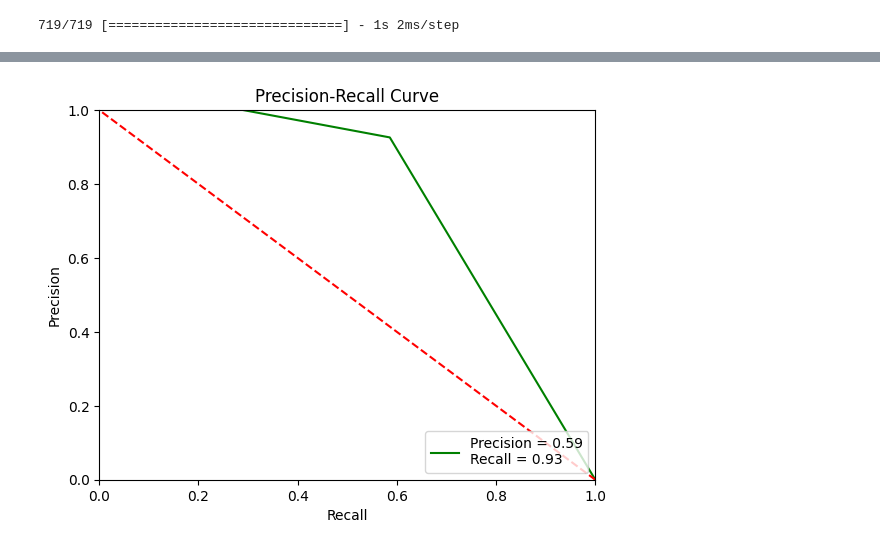
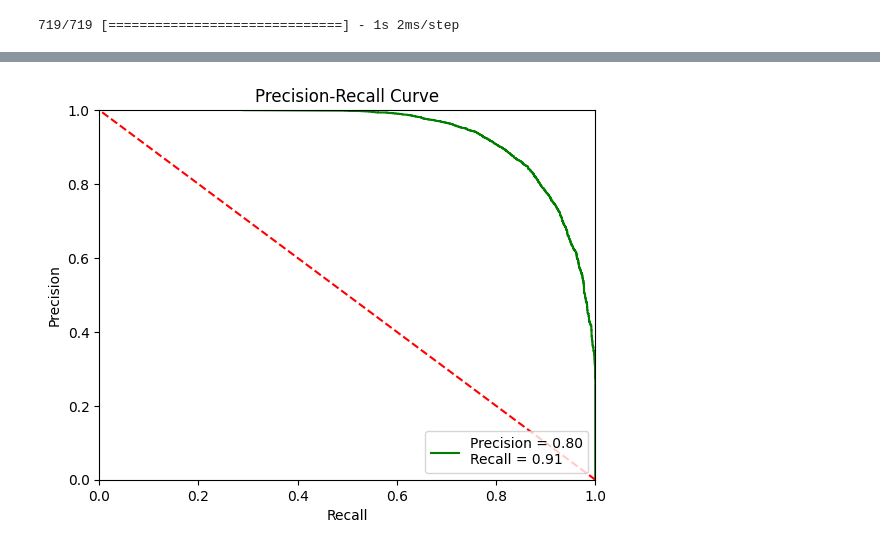
Before and after one commit to tintenderete/TFM, a Jupyter notebook: prueba_red_neuronal_fija_categorico.ipynb, the cells around one changed output, grey strips where cells are left out. Saved outputs shown, nothing was run; the diff lists cells and outputs as text; code cells hidden in the pictures.

Commit message:
update download data files

```diff
--- a/prueba_red_neuronal_fija_categorico.ipynb
+++ b/prueba_red_neuronal_fija_categorico.ipynb
@@ -357,16 +528,2 @@ dataset_2
 # %%
 dataset_2.sort_values('date', inplace=True)
-# %%
-for c in range(0, returns.shape[1] - 2):
-
-    period_data = returns.iloc[:,[c,-2,-1]].dropna()
-    returns_act = period_data.iloc[:,0]
-    returns_risk_free_rate = period_data.iloc[:,-1]
-    returns_benchmark = period_data.iloc[:,-2]
-
-    for i in range(period_data.shape[0] - DIAS):
-        previous_period_act = returns_act[i:DIAS+i]
-        days_in_index = DIAS + i
-        date = previous_period_act.index[-1]
-        dataset_2.loc[(dataset_2['date']==date) & (dataset_2['ticker']==c)]['days_in_index'] = days_in_index
-    print(dataset_2.loc[(dataset_2['date']==date) & (dataset_2['ticker']==c)]['days_in_index'])
@@ -444,0 +631,18 @@ _________________________________________________________________
+# %%
+input = Input(shape=(X_train_scaled.shape[1],))
+
+layer_1 = Dense(12, activation='relu', kernel_regularizer=L2(0.0001))(input)
+dropout_1 = Dropout(0.1)(layer_1)
+layer_2 = Dense(6, activation='relu', kernel_regularizer=L2(0.0001))(dropout_1)
+dropout_2 = Dropout(0.1)(layer_2)
+layer_3 = Dense(3, activation='relu', kernel_regularizer=L2(0.0001))(dropout_2)
+dropout_3 = Dropout(0.1)(layer_3)
+flatten = Flatten()(dropout_3)
+
+output = Dense(1, activation='sigmoid')(flatten)
+
+model = Model(inputs=input, outputs=output)
+
+model.summary()
+
+model.compile(optimizer=Adam(learning_rate=0.0001), loss='binary_crossentropy',metrics=['accuracy'])
@@ -515,5 +723,6 @@ plt.show()
 # %%
-y_pred = model.predict(X_test_scaled)
+y_pred_probas = model.predict(X_test_scaled)
+y_pred = y_pred_probas.copy()
 # %% [output]
 719/719 [==============================] - 1s 2ms/step
 # %%
@@ -551,17 +761,17 @@ plt.show()
 # %%
-precision, recall,thres = precision_recall_curve(y_test, y_pred)
+precision, recall,thres = precision_recall_curve(y_test, y_pred_probas)
 prec = precision_score(y_test, y_pred)
 rec = recall_score(y_test, y_pred)
 plt.title('Precision-Recall Curve')
 plt.plot(precision, recall, 'g', label = 'Precision = %0.2f\nRecall = %0.2f' % (prec, rec))
 plt.legend(loc = 'lower right')
 plt.plot([1, 0], [0, 1],'r--')
 plt.xlim([0, 1])
 plt.ylim([0, 1])
 plt.ylabel('Precision')
 plt.xlabel('Recall');
 # %% [output]
-[figure, old version]
+[figure, new version]
 # %%
 y_pred = pd.DataFrame(y_pred)
 y_test = y_test.reset_index()
```
Also changed, not shown: parts of 50 cells of this notebook, 4 other files.
